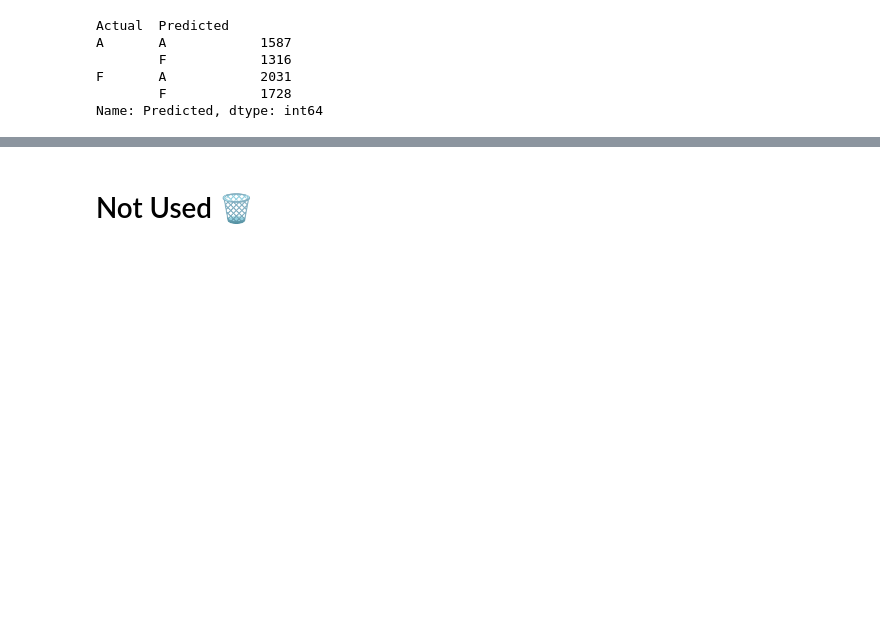
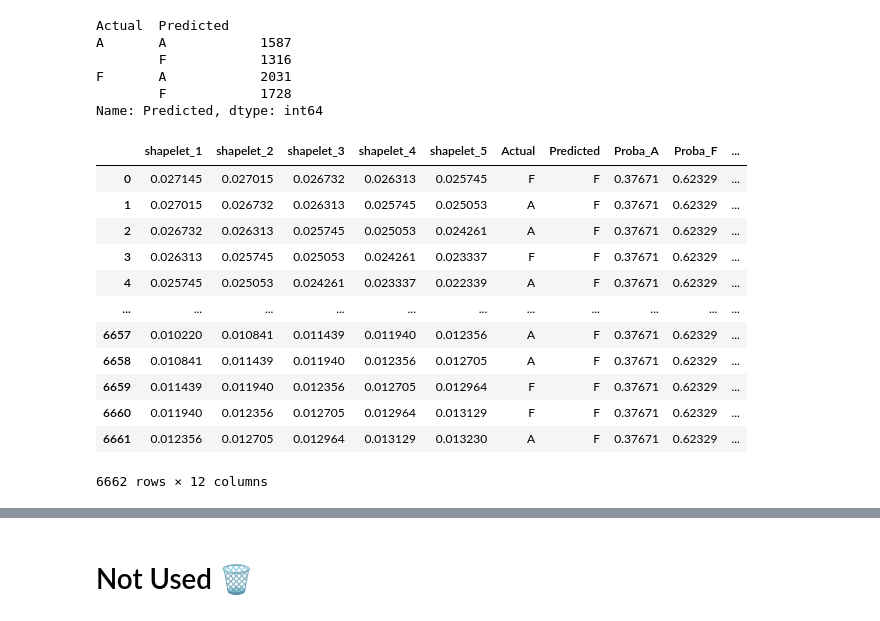
Before and after one commit to darkun7/shapelet, a Jupyter notebook: notebook/shapelet.ipynb, the cells around one changed output, grey strips where cells are left out. Drawn from its saved outputs; the diff is of its cells as text; code cells hidden in the pictures; blank space fills up the shorter version.

```diff
--- a/notebook/shapelet.ipynb
+++ b/notebook/shapelet.ipynb
@@ -756,3 +756,20 @@ A       A            1587
 F       A            2031
         F            1728
 Name: Predicted, dtype: int64
+# %%
+# testing_predictions = testing_predictions.join(test_df[['time']])
+testing_predictions['time']
+# %% [output]
+|  | shapelet_1 | shapelet_2 | shapelet_3 | shapelet_4 | shapelet_5 | Actual | Predicted | Proba_A | Proba_F | ... |
+| 0 | 0.027145 | 0.027015 | 0.026732 | 0.026313 | 0.025745 | F | F | 0.37671 | 0.62329 | ... |
+| 1 | 0.027015 | 0.026732 | 0.026313 | 0.025745 | 0.025053 | A | F | 0.37671 | 0.62329 | ... |
+| 2 | 0.026732 | 0.026313 | 0.025745 | 0.025053 | 0.024261 | A | F | 0.37671 | 0.62329 | ... |
+| 3 | 0.026313 | 0.025745 | 0.025053 | 0.024261 | 0.023337 | F | F | 0.37671 | 0.62329 | ... |
+| 4 | 0.025745 | 0.025053 | 0.024261 | 0.023337 | 0.022339 | A | F | 0.37671 | 0.62329 | ... |
+| ... | ... | ... | ... | ... | ... | ... | ... | ... | ... | ... |
+| 6657 | 0.010220 | 0.010841 | 0.011439 | 0.011940 | 0.012356 | A | F | 0.37671 | 0.62329 | ... |
+| 6658 | 0.010841 | 0.011439 | 0.011940 | 0.012356 | 0.012705 | A | F | 0.37671 | 0.62329 | ... |
+| 6659 | 0.011439 | 0.011940 | 0.012356 | 0.012705 | 0.012964 | F | F | 0.37671 | 0.62329 | ... |
+| 6660 | 0.011940 | 0.012356 | 0.012705 | 0.012964 | 0.013129 | F | F | 0.37671 | 0.62329 | ... |
+| 6661 | 0.012356 | 0.012705 | 0.012964 | 0.013129 | 0.013230 | A | F | 0.37671 | 0.62329 | ... |
+6662 rows × 12 columns
```
Also changed, not shown: parts of 2 cells of this notebook.
